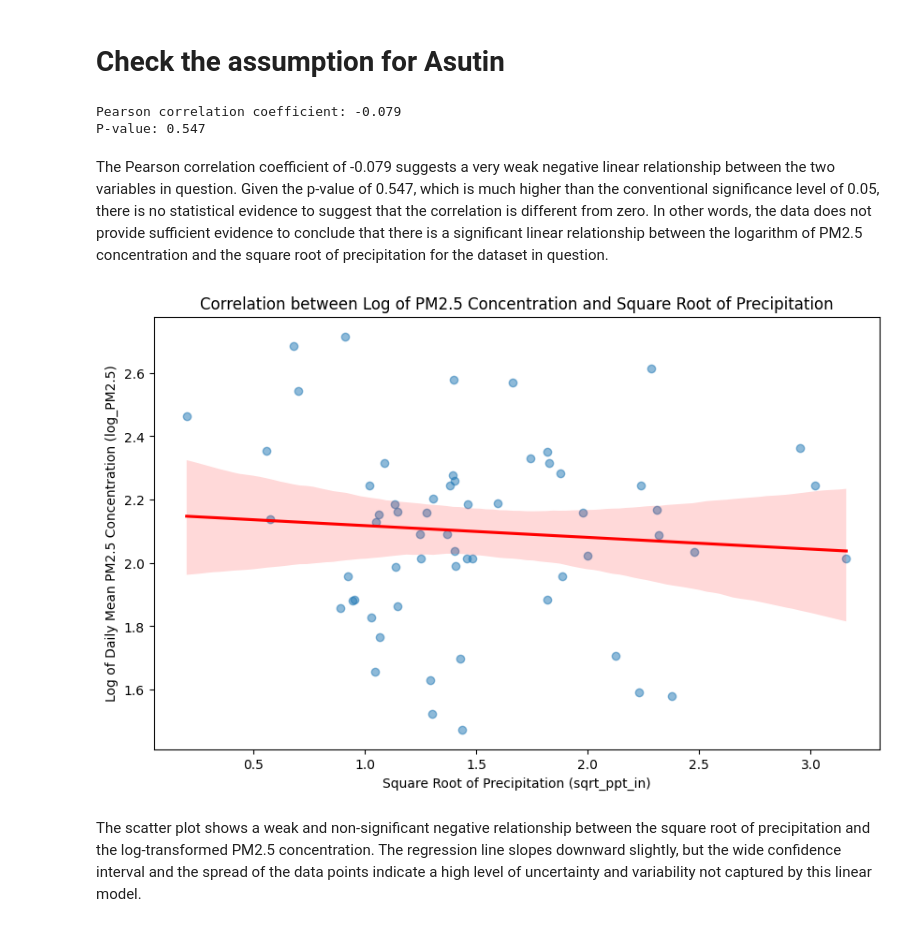
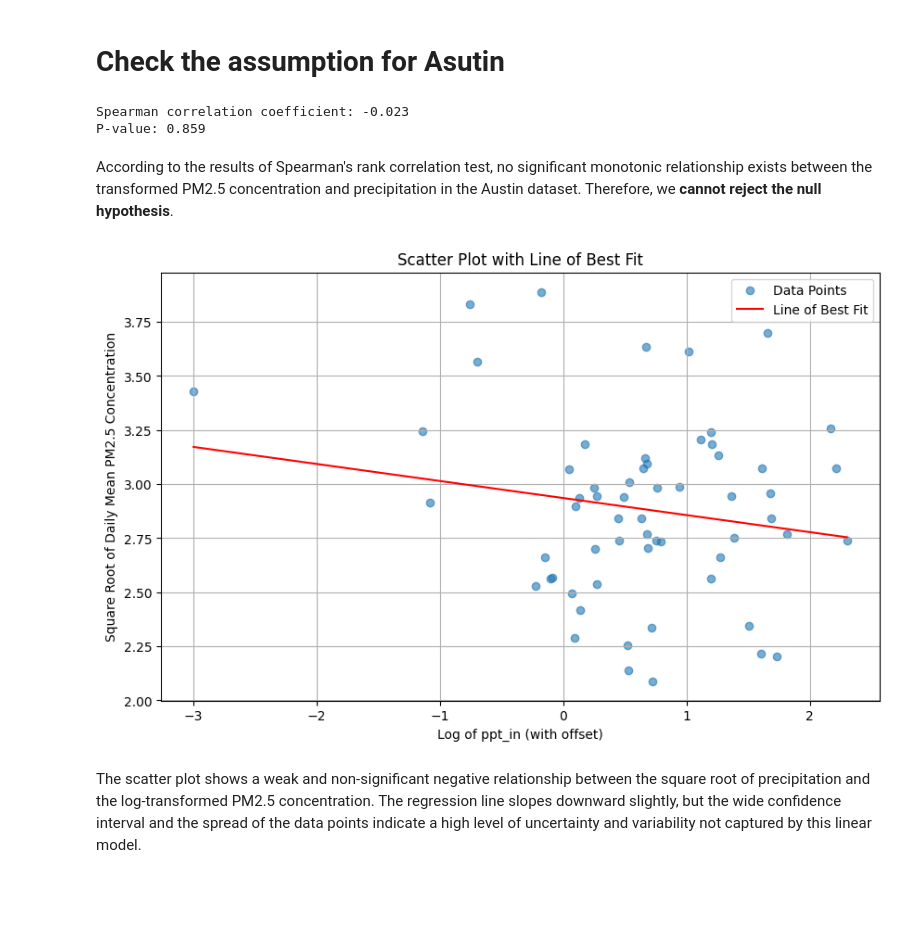
Before and after one commit to dhrutijoshi11/HypothesisTesting, a Jupyter notebook: Precipitation_PM_2_5_HN.ipynb, the cells around one changed output. Drawn from its saved outputs; the diff is of its cells as text; code cells hidden in the pictures; blank space fills up the shorter version.

```diff
--- a/Precipitation_PM_2_5_HN.ipynb
+++ b/Precipitation_PM_2_5_HN.ipynb
@@ -820,40 +811,46 @@ The OLS regression results show a model with a low R-squared value of 0.064, ind
 # %% [markdown]
 # Check the assumption for Asutin
 # %%
-from scipy.stats import pearsonr
+from scipy.stats import spearmanr
 
 
-# Check for any negative values in 'Daily_Mean_PM_2_5_Concentration' and 'ppt_in' to avoid errors in log and sqrt transformations
-if (austin_air['Daily_Mean_PM_2_5_Concentration'] <= 0).any() or (austin_air['ppt_in'] < 0).any():
-    raise ValueError("Data contains non-positive values which are incompatible with log and sqrt transformations.")
+# Apply the log transformation to 'ppt_in' and sqrt transformation to 'Daily_Mean_PM_2_5_Concentration'
+austin_air['log_ppt_in'] = np.log(austin_air['ppt_in']+0.01)
+austin_air['sqrt_Daily_Mean_PM_2_5_Concentration'] = np.sqrt(austin_air['Daily_Mean_PM_2_5_Concentration'])
 
-# Apply log transformation to 'Daily_Mean_PM_2_5_Concentration' and sqrt transformation to 'ppt_in'
-austin_air['log_Daily_Mean_PM_2_5_Concentration'] = np.log(austin_air['Daily_Mean_PM_2_5_Concentration'])
-austin_air['sqrt_ppt_in'] = np.sqrt(austin_air['ppt_in'])
+# Perform Spearman rank correlation test
+spearman_corr, spearman_p_value = spearmanr(austin_air['log_ppt_in'], austin_air['sqrt_Daily_Mean_PM_2_5_Concentration'])
 
-# Perform Pearson correlation test
-correlation_coefficient, p_value = pearsonr(austin_air['log_Daily_Mean_PM_2_5_Concentration'], austin_air['sqrt_ppt_in'])
-
-print(f"Pearson correlation coefficient: {correlation_coefficient:.3f}")
-print(f"P-value: {p_value:.3f}")
+print(f"Spearman correlation coefficient: {spearman_corr:.3f}")
+print(f"P-value: {spearman_p_value:.3f}")
 # %% [output]
-Pearson correlation coefficient: -0.079
-P-value: 0.547
+Spearman correlation coefficient: -0.023
+P-value: 0.859
-# %% [markdown]
-The Pearson correlation coefficient of -0.079 suggests a very weak negative linear relationship between the two variables in question. Given the p-value of 0.547, which is much higher than the conventional significance level of 0.05, there is no statistical evidence to suggest that the correlation is different from zero. In other words, the data does not provide sufficient evidence to conclude that there is a significant linear relationship between the logarithm of PM2.5 concentration and the square root of precipitation for the dataset in question.
-# %%
-import seaborn as sns
-
-# Scatter plot with regression line
-plt.figure(figsize=(10, 6))
-sns.regplot(x='sqrt_ppt_in', y='log_Daily_Mean_PM_2_5_Concentration', data=austin_air,
-            scatter_kws={'alpha':0.5}, line_kws={'color':'red'})
-plt.title('Correlation between Log of PM2.5 Concentration and Square Root of Precipitation')
-plt.xlabel('Square Root of Precipitation (sqrt_ppt_in)')
-plt.ylabel('Log of Daily Mean PM2.5 Concentration (log_PM2.5)')
-plt.show()
-# %% [output]
-[figure, removed]
+# %% [markdown]
+According to the results of Spearman's rank correlation test, no significant monotonic relationship exists between the transformed PM2.5 concentration and precipitation in the Austin dataset. Therefore, we **cannot reject the null hypothesis**.
+# %%
+# Calculate coefficients for the line of best fit
+coefficients = np.polyfit(austin_air['log_ppt_in'], austin_air['sqrt_Daily_Mean_PM_2_5_Concentration'], 1)
+polynomial = np.poly1d(coefficients)
+
+# Generate x values (from min to max of log_ppt_in) for plotting the line
+x_values = np.linspace(austin_air['log_ppt_in'].min(), austin_air['log_ppt_in'].max(), 100)
+
+# Generate y values using the polynomial
+y_values = polynomial(x_values)
+
+# Create the scatter plot
+plt.figure(figsize=(10, 6))
+plt.scatter(austin_air['log_ppt_in'], austin_air['sqrt_Daily_Mean_PM_2_5_Concentration'], alpha=0.6, label='Data Points')
+plt.plot(x_values, y_values, 'r-', label='Line of Best Fit')  # 'r-' specifies a red line
+plt.title('Scatter Plot with Line of Best Fit')
+plt.xlabel('Log of ppt_in (with offset)')
+plt.ylabel('Square Root of Daily Mean PM2.5 Concentration')
+plt.grid(True)
+plt.legend()
+plt.show()
+# %% [output]
+[figure, added]
 # %% [markdown]
 
 The scatter plot shows a weak and non-significant negative relationship between the square root of precipitation and the log-transformed PM2.5 concentration. The regression line slopes downward slightly, but the wide confidence interval and the spread of the data points indicate a high level of uncertainty and variability not captured by this linear model.
```
Also changed, not shown: parts of 36 cells of this notebook, 1 other file.
